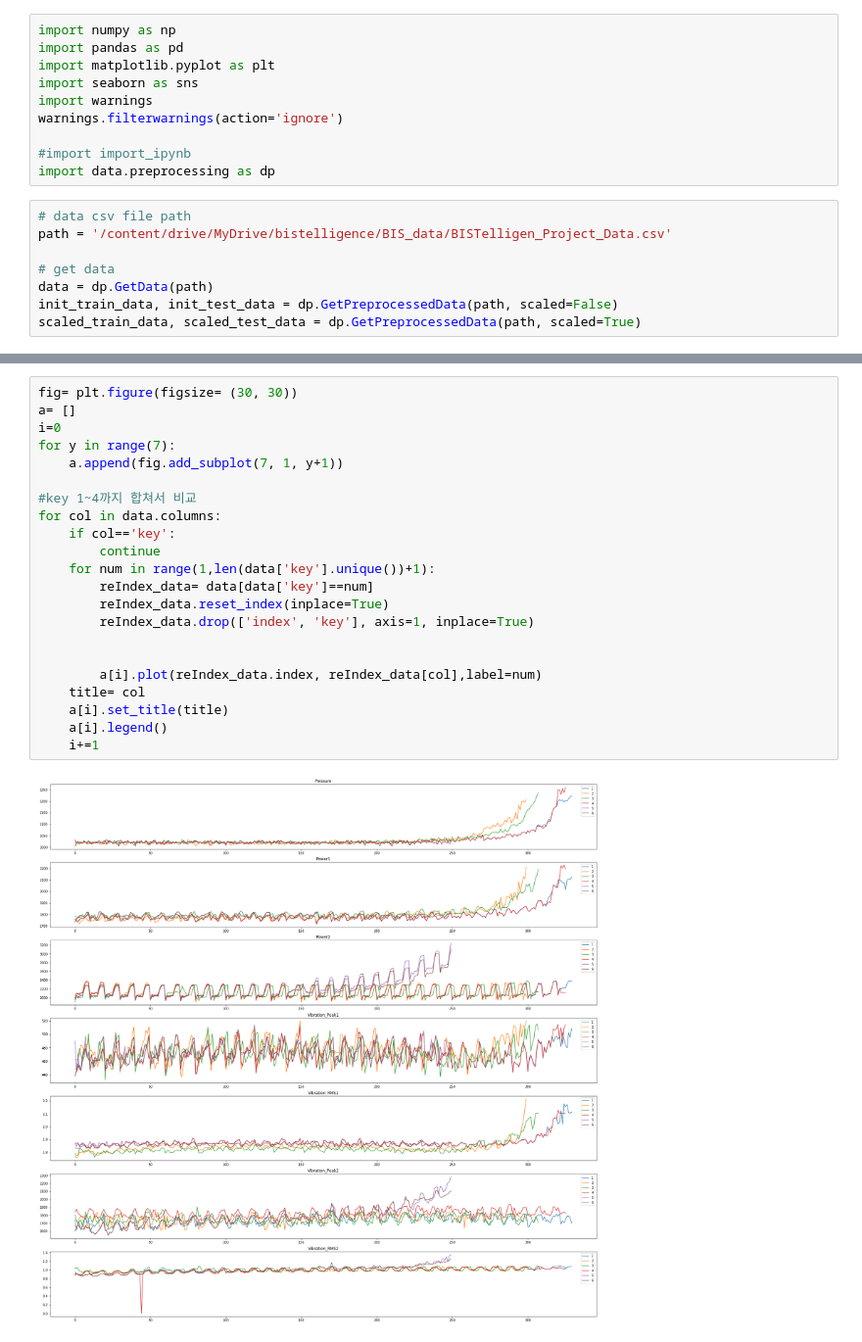
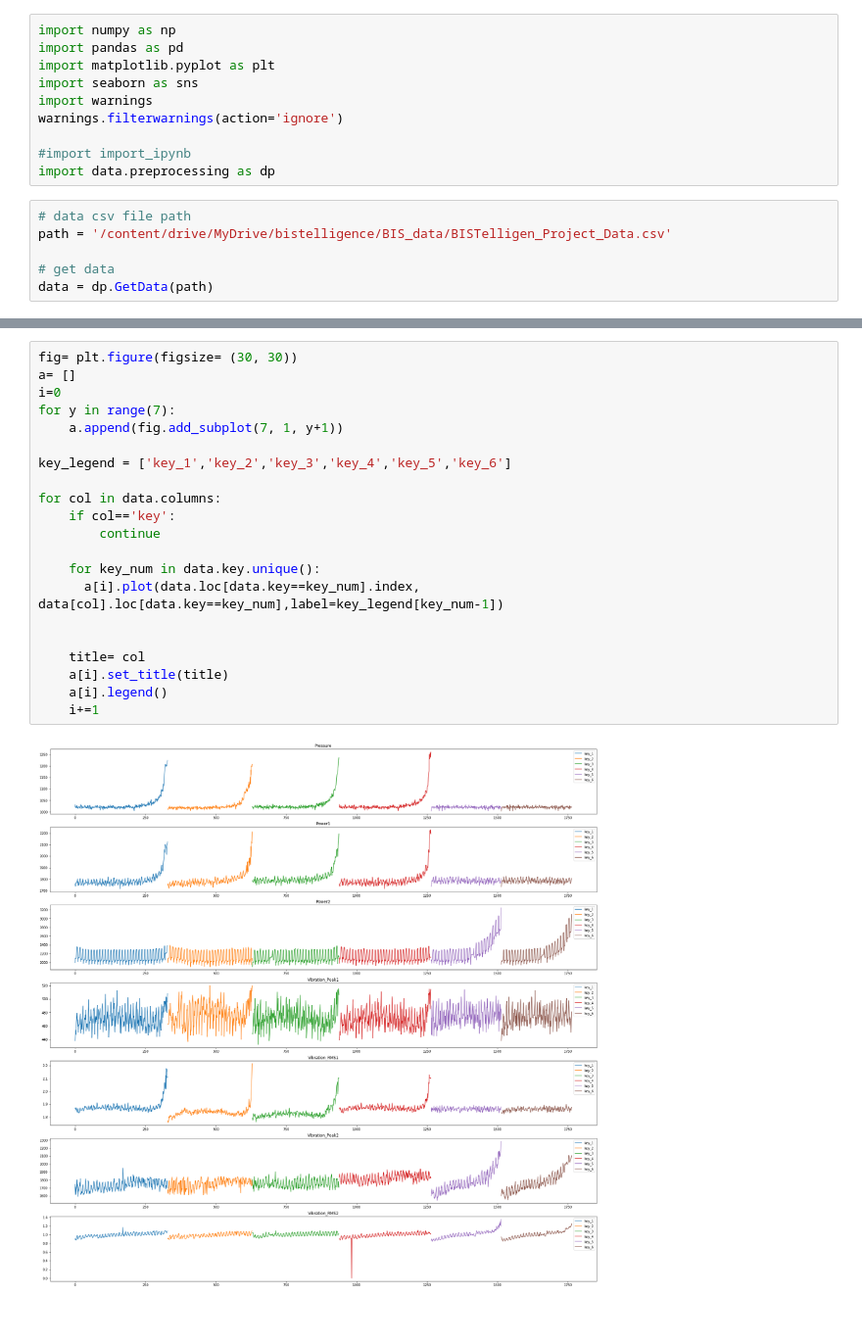
Before and after one commit to ChocoPytoch/BISTelligence, a Jupyter notebook: EDA/eda.ipynb, the cells around one changed output, grey strips where cells are left out. Shown: that part at 98% size. Saved outputs shown, nothing was run; the diff lists cells and outputs as text.

```diff
--- a/EDA/eda.ipynb
+++ b/EDA/eda.ipynb
@@ -26,8 +26,6 @@ path = '/content/drive/MyDrive/bistelligence/BIS_data/BISTelligen_Project_Data.c
 
 # get data
 data = dp.GetData(path)
-init_train_data, init_test_data = dp.GetPreprocessedData(path, scaled=False)
-scaled_train_data, scaled_test_data = dp.GetPreprocessedData(path, scaled=True)
 # %%
 data.info()
 # %% [output]
@@ -49,24 +47,23 @@ memory usage: 110.4 KB
 # %%
 fig= plt.figure(figsize= (30, 30))
 a= []
 i=0
 for y in range(7):
     a.append(fig.add_subplot(7, 1, y+1))
 
-#key 1~4까지 합쳐서 비교
+key_legend = ['key_1','key_2','key_3','key_4','key_5','key_6']
+
 for col in data.columns:
     if col=='key':
         continue
-    for num in range(1,len(data['key'].unique())+1):
-        reIndex_data= data[data['key']==num]
-        reIndex_data.reset_index(inplace=True)
-        reIndex_data.drop(['index', 'key'], axis=1, inplace=True)
+
+    for key_num in data.key.unique():
+      a[i].plot(data.loc[data.key==key_num].index, data[col].loc[data.key==key_num],label=key_legend[key_num-1])
 
 
-        a[i].plot(reIndex_data.index, reIndex_data[col],label=num)
     title= col
     a[i].set_title(title)
     a[i].legend()
     i+=1
 # %% [output]
-[figure, old version]
+[figure, new version]
```
Also changed, not shown: parts of 9 cells of this notebook, 1 other file.
